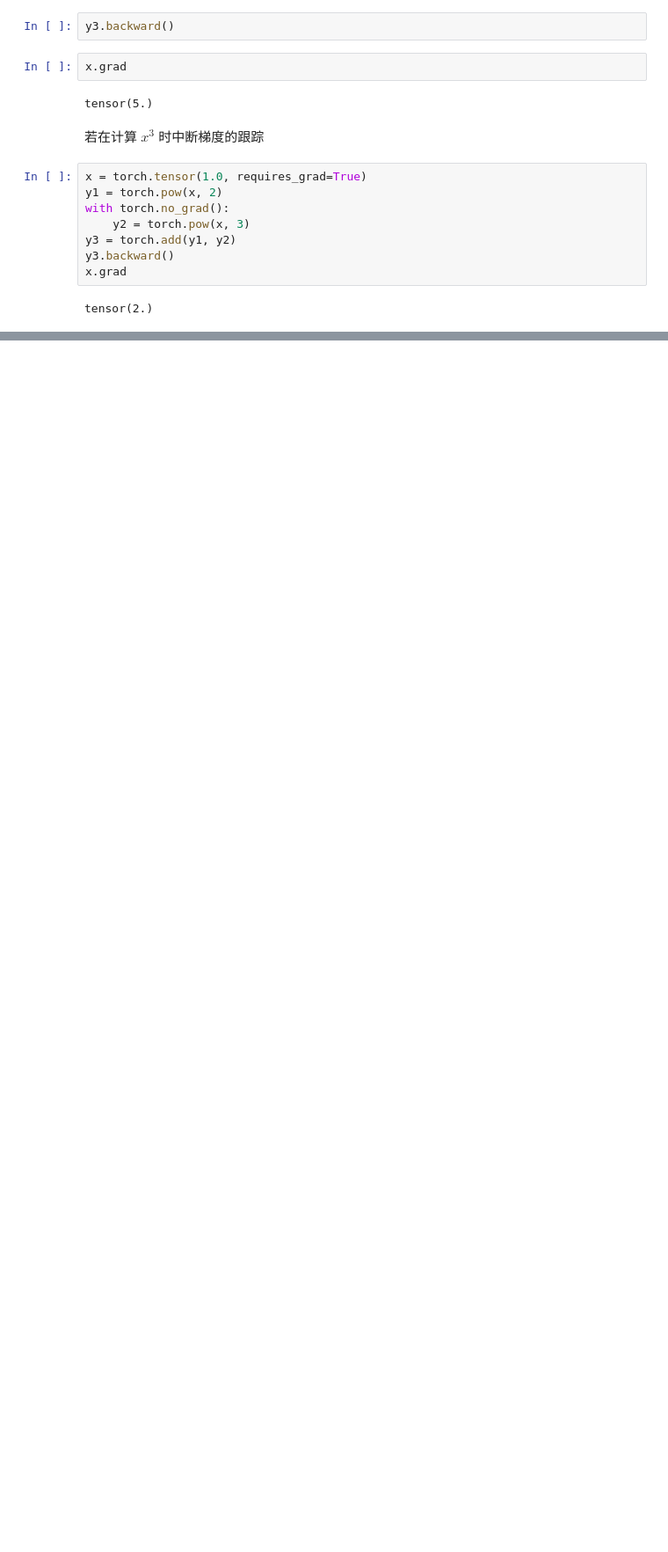
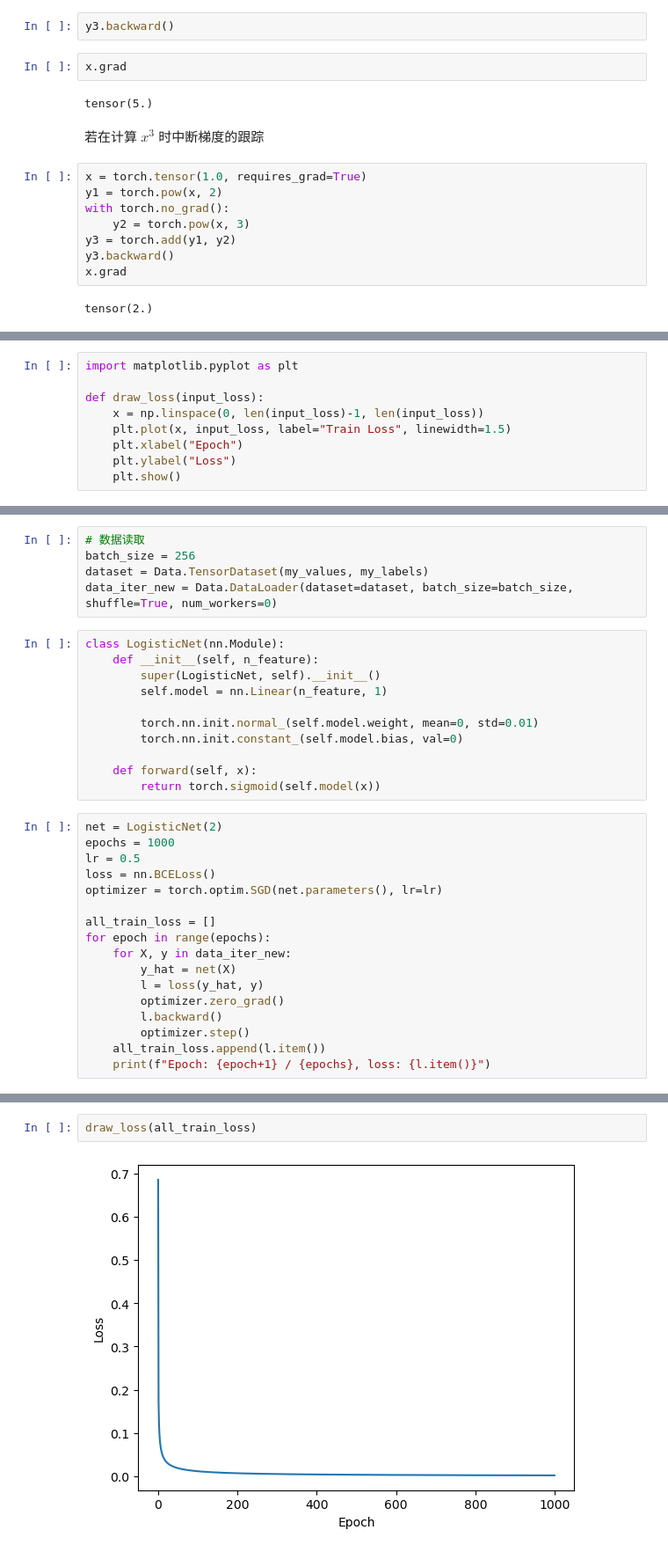
Before and after one commit to ymzhang-cs/HW-DeepLearning-2024, a Jupyter notebook: Notebooks/Lab1.ipynb, the cells around one changed output, grey strips where cells are left out. Shown at 88% size. Cells and saved outputs as stored; diff of their text form; blank space fills up the shorter version.

```diff
--- a/Notebooks/Lab1.ipynb
+++ b/Notebooks/Lab1.ipynb
@@ -95,0 +208,9 @@ tensor(2.)
+# %%
+import matplotlib.pyplot as plt
+
+def draw_loss(input_loss):
+    x = np.linspace(0, len(input_loss)-1, len(input_loss))
+    plt.plot(x, input_loss, label="Train Loss", linewidth=1.5)
+    plt.xlabel("Epoch")
+    plt.ylabel("Loss")
+    plt.show()
@@ -95,0 +231,33 @@ tensor(2.)
+# %%
+# 数据读取
+batch_size = 256
+dataset = Data.TensorDataset(my_values, my_labels)
+data_iter_new = Data.DataLoader(dataset=dataset, batch_size=batch_size, shuffle=True, num_workers=0)
+# %%
+class LogisticNet(nn.Module):
+    def __init__(self, n_feature):
+        super(LogisticNet, self).__init__()
+        self.model = nn.Linear(n_feature, 1)
+
+        torch.nn.init.normal_(self.model.weight, mean=0, std=0.01)
+        torch.nn.init.constant_(self.model.bias, val=0)
+
+    def forward(self, x):
+        return torch.sigmoid(self.model(x))
+# %%
+net = LogisticNet(2)
+epochs = 1000
+lr = 0.5
+loss = nn.BCELoss()
+optimizer = torch.optim.SGD(net.parameters(), lr=lr)
+
+all_train_loss = []
+for epoch in range(epochs):
+    for X, y in data_iter_new:
+        y_hat = net(X)
+        l = loss(y_hat, y)
+        optimizer.zero_grad()
+        l.backward()
+        optimizer.step()
+    all_train_loss.append(l.item())
+    print(f"Epoch: {epoch+1} / {epochs}, loss: {l.item()}")
@@ -95,0 +282,4 @@ tensor(2.)
+# %%
+draw_loss(all_train_loss)
+# %% [output]
+[figure, added]
```
Also changed, not shown: parts of 19 cells of this notebook.
